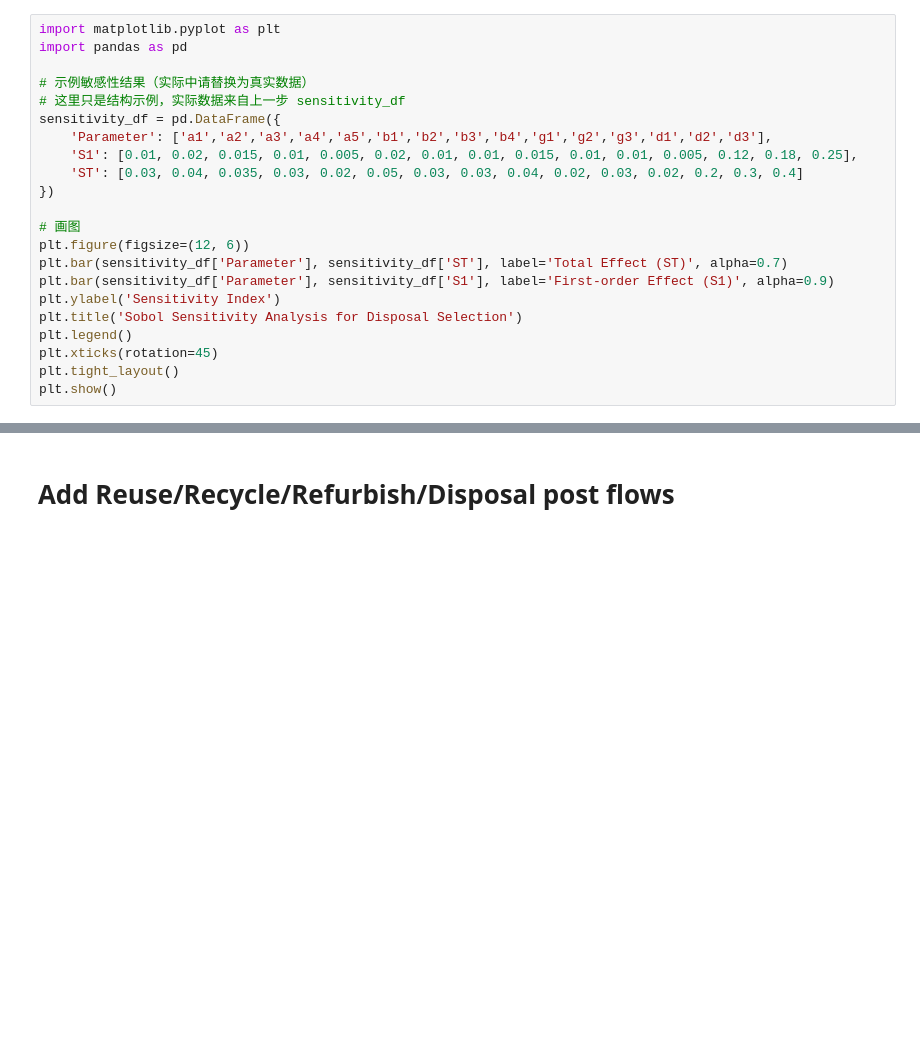
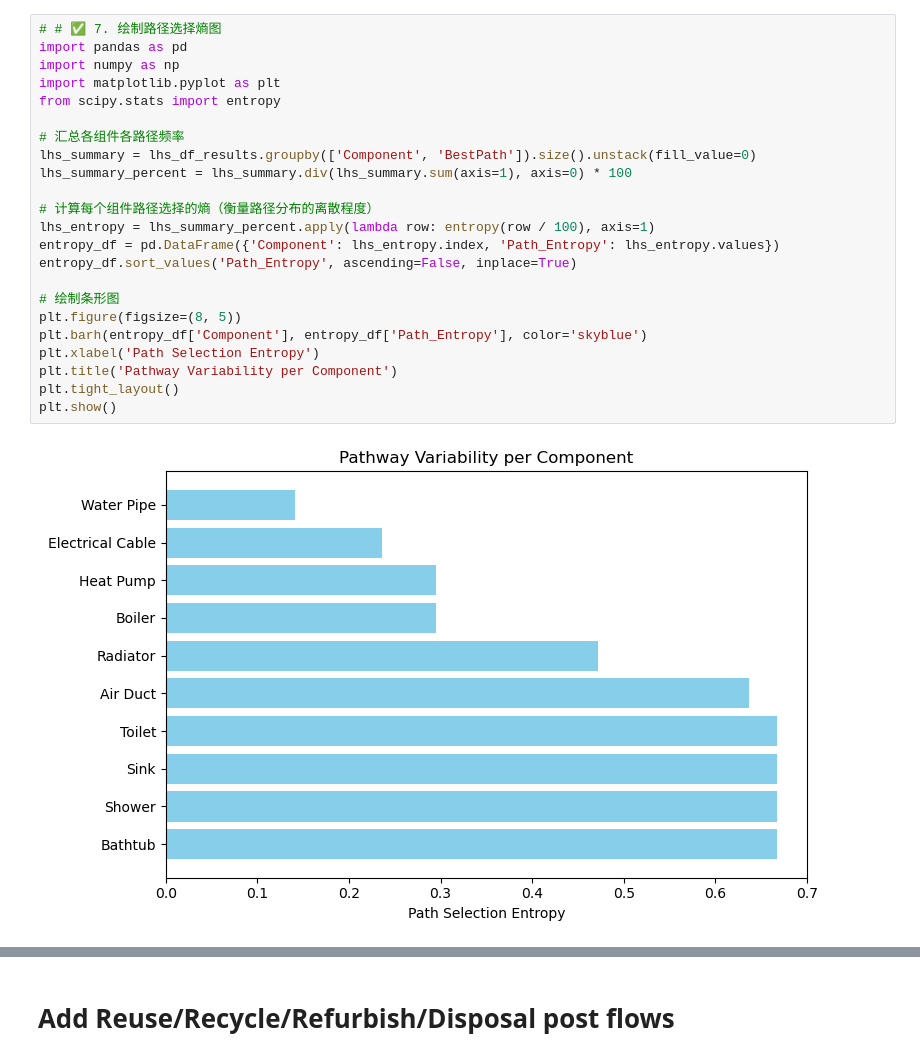
Before and after one commit to shuyanxiong/Integrated_Framework_Stock_Estimation, a Jupyter notebook: CCP.ipynb, the cells around one changed output, grey strips where cells are left out. Drawn from its saved outputs; the diff is of its cells as text; blank space fills up the shorter version.

```diff
--- a/CCP.ipynb
+++ b/CCP.ipynb
@@ -235,23 +149,26 @@ Water Pipe             1.0      0.0        1.7   97.3
-# %%
-import matplotlib.pyplot as plt
-import pandas as pd
-
-# 示例敏感性结果（实际中请替换为真实数据）
-# 这里只是结构示例，实际数据来自上一步 sensitivity_df
-sensitivity_df = pd.DataFrame({
-    'Parameter': ['a1','a2','a3','a4','a5','b1','b2','b3','b4','g1','g2','g3','d1','d2','d3'],
-    'S1': [0.01, 0.02, 0.015, 0.01, 0.005, 0.02, 0.01, 0.01, 0.015, 0.01, 0.01, 0.005, 0.12, 0.18, 0.25],
-    'ST': [0.03, 0.04, 0.035, 0.03, 0.02, 0.05, 0.03, 0.03, 0.04, 0.02, 0.03, 0.02, 0.2, 0.3, 0.4]
-})
-
-# 画图
-plt.figure(figsize=(12, 6))
-plt.bar(sensitivity_df['Parameter'], sensitivity_df['ST'], label='Total Effect (ST)', alpha=0.7)
-plt.bar(sensitivity_df['Parameter'], sensitivity_df['S1'], label='First-order Effect (S1)', alpha=0.9)
-plt.ylabel('Sensitivity Index')
-plt.title('Sobol Sensitivity Analysis for Disposal Selection')
-plt.legend()
-plt.xticks(rotation=45)
-plt.tight_layout()
-plt.show()
+# %%
+# # ✅ 7. 绘制路径选择熵图
+import pandas as pd
+import numpy as np
+import matplotlib.pyplot as plt
+from scipy.stats import entropy
+
+# 汇总各组件各路径频率
+lhs_summary = lhs_df_results.groupby(['Component', 'BestPath']).size().unstack(fill_value=0)
+lhs_summary_percent = lhs_summary.div(lhs_summary.sum(axis=1), axis=0) * 100
+
+# 计算每个组件路径选择的熵（衡量路径分布的离散程度）
+lhs_entropy = lhs_summary_percent.apply(lambda row: entropy(row / 100), axis=1)
+entropy_df = pd.DataFrame({'Component': lhs_entropy.index, 'Path_Entropy': lhs_entropy.values})
+entropy_df.sort_values('Path_Entropy', ascending=False, inplace=True)
+
+# 绘制条形图
+plt.figure(figsize=(8, 5))
+plt.barh(entropy_df['Component'], entropy_df['Path_Entropy'], color='skyblue')
+plt.xlabel('Path Selection Entropy')
+plt.title('Pathway Variability per Component')
+plt.tight_layout()
+plt.show()
+# %% [output]
+[figure, added]
 # %%
```
Also changed, not shown: parts of 9 cells of this notebook.
